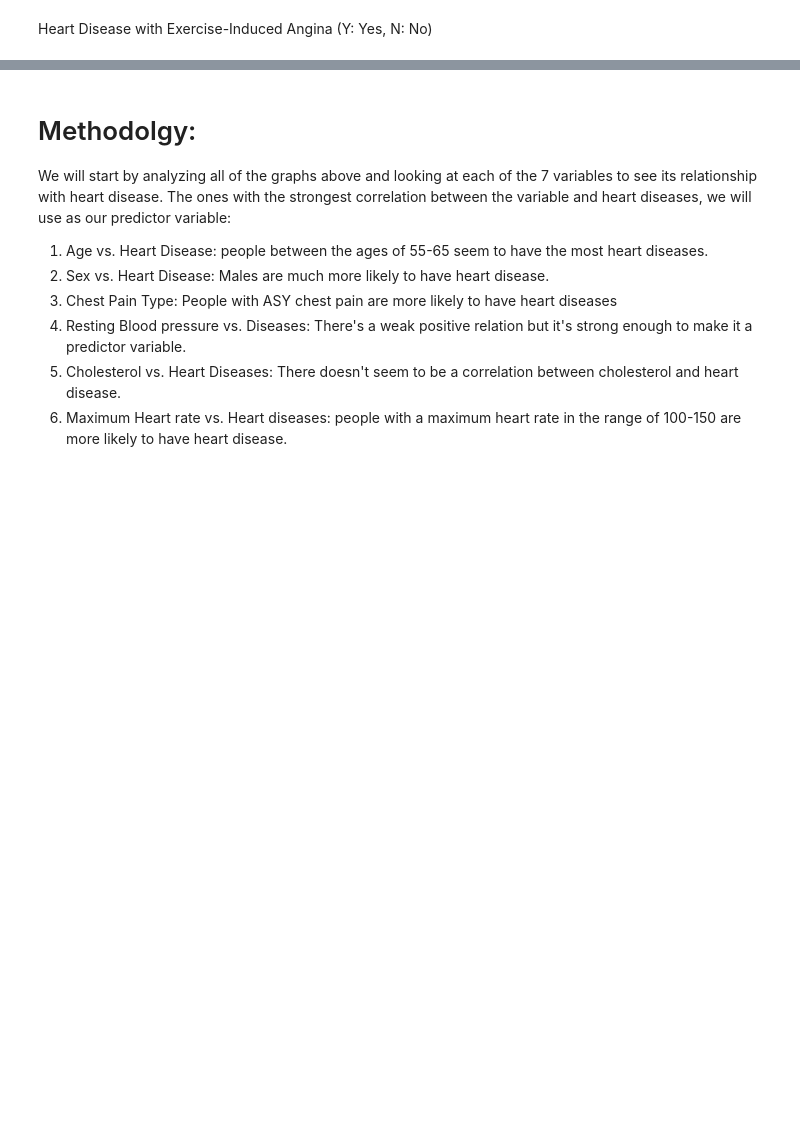
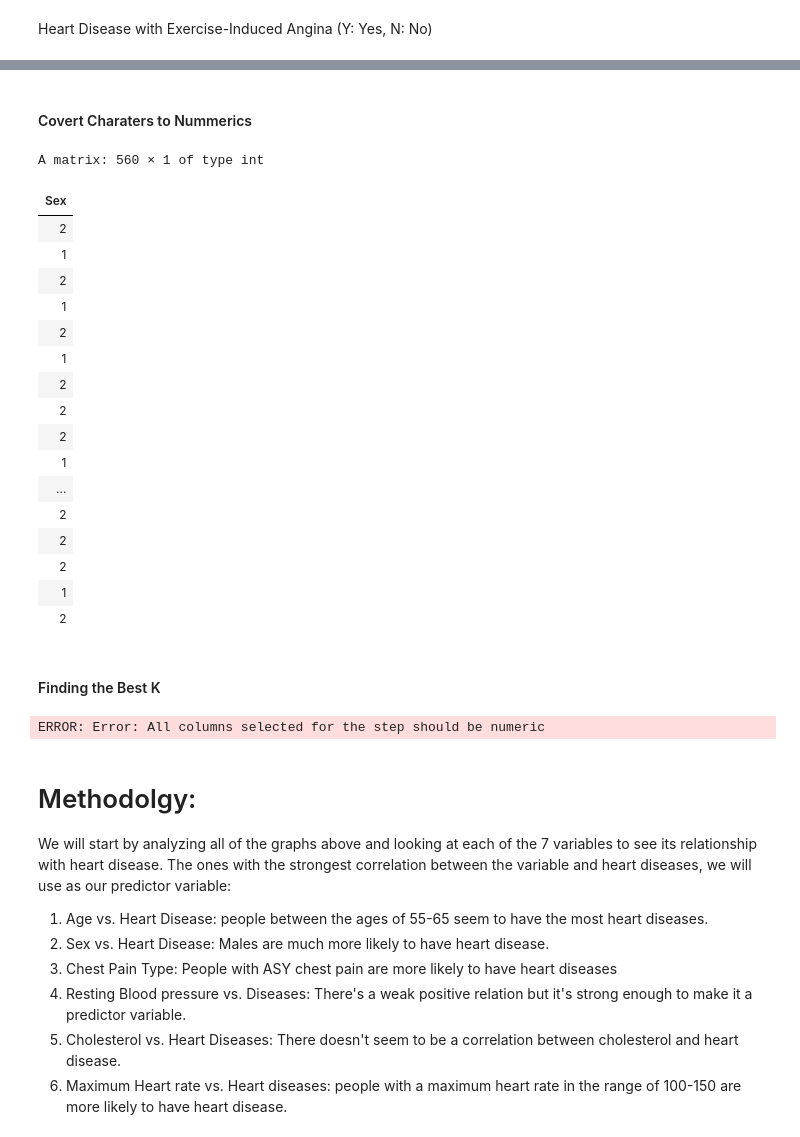
Before and after one commit to Simpson1104/Group-Proposal, a Jupyter notebook: Wrangling_data.ipynb, the cells around one changed output, grey strips where cells are left out. Cells and saved outputs as stored; diff of their text form; code cells hidden in the pictures; blank space fills up the shorter version.

```diff
--- a/Wrangling_data.ipynb
+++ b/Wrangling_data.ipynb
@@ -318,3 +331,49 @@ HeartDisease_RestingBP_plot
+# %% [markdown]
+#### Covert Charaters to Nummerics
+# %%
+heart_train_n <- heart_train %>%
+                 select(Sex) %>%
+                 mutate(Sex = as.factor(Sex)) %>%
+                 sapply(unclass)
+heart_train_n
+# %% [output]
+A matrix: 560 × 1 of type int
+| Sex |
+| 2 |
+| 1 |
+| 2 |
+| 1 |
+| 2 |
+| 1 |
+| 2 |
+| 2 |
+| 2 |
+| 1 |
+| ... |
+| 2 |
+| 2 |
+| 2 |
+| 1 |
+| 2 |
+# %% [markdown]
+#### Finding the Best K
+# %%
+knn_tune <- nearest_neighbor(weight_func = "rectangular", neighbors = tune()) %>%
+            set_engine("kknn") %>%
+            set_mode("classification")
+
+heart_recipe <- recipe(HeartDisease ~ Age + Sex + ChestPainType + MaxHR, data = heart_train) %>%
+step_scale(all_predictors()) %>%
+step_center(all_predictors())
+
+preprocessed_data <- heart_recipe %>% prep() %>%
+                         bake(heart_train)
+
+knn_tune
+heart_recipe
+preprocessed_data
+# %% [output]
+ERROR: Error: All columns selected for the step should be numeric
 # %% [markdown]
 # Methodolgy:
 We will start by analyzing all of the graphs above and looking at each of the 7 variables to see its relationship with heart disease. The ones with the strongest correlation between the variable and heart diseases, we will use as our predictor variable:
```
Also changed, not shown: parts of 15 cells of this notebook.
